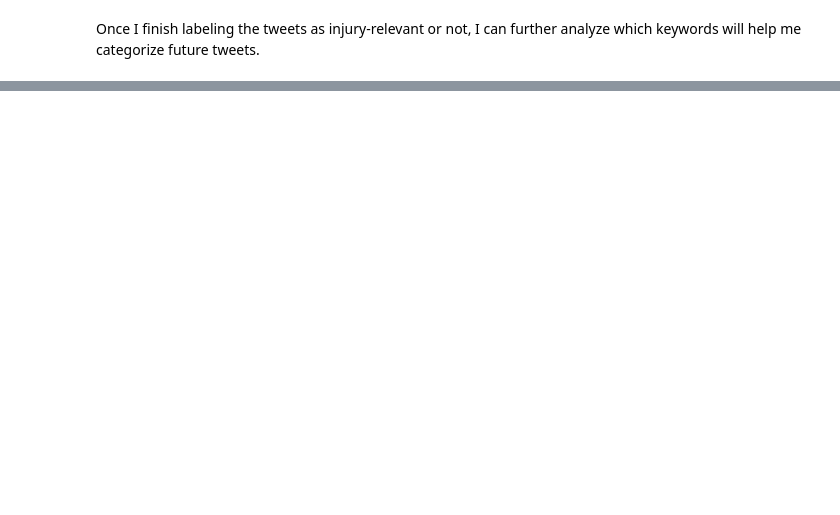
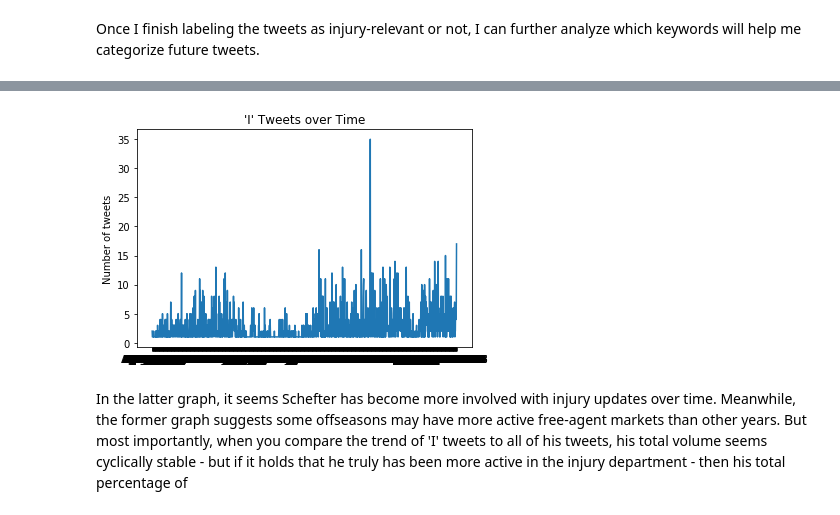
Before and after one commit to lelarson/Springboard, a Jupyter notebook: CP1 Data Story.ipynb, the cells around one changed output, grey strips where cells are left out. Cells and saved outputs as stored; diff of their text form; code cells hidden in the pictures; blank space fills up the shorter version.

```diff
--- a/CP1 Data Story.ipynb
+++ b/CP1 Data Story.ipynb
@@ -135,0 +184,5 @@ Once I finish labeling the tweets as injury-relevant or not, I can further analy
+# %%
+itweets = labeled['Class'] == 'I' # create Boolean list
+itweets2 = labeled[itweets]
+ifreq = itweets2.Tweet.str.split(expand=True).stack().value_counts()
+ifreq.head(15)
@@ -135,0 +242,14 @@ Once I finish labeling the tweets as injury-relevant or not, I can further analy
+# %%
+counted3 = count_elements(itweets2['Date'])
+lists = sorted(counted3.items())
+
+x, y = zip(*lists)
+
+plt.title("'I' Tweets over Time")
+plt.ylabel("Number of tweets")
+plt.plot(x, y)
+plt.show()
+# %% [output]
+[figure, added]
+# %% [markdown]
+In the latter graph, it seems Schefter has become more involved with injury updates over time. Meanwhile, the former graph suggests some offseasons may have more active free-agent markets than other years. But most importantly, when you compare the trend of 'I' tweets to all of his tweets, his total volume seems cyclically stable - but if it holds that he truly has been more active in the injury department - then his total percentage of
```
Also changed, not shown: parts of 12 cells of this notebook.
